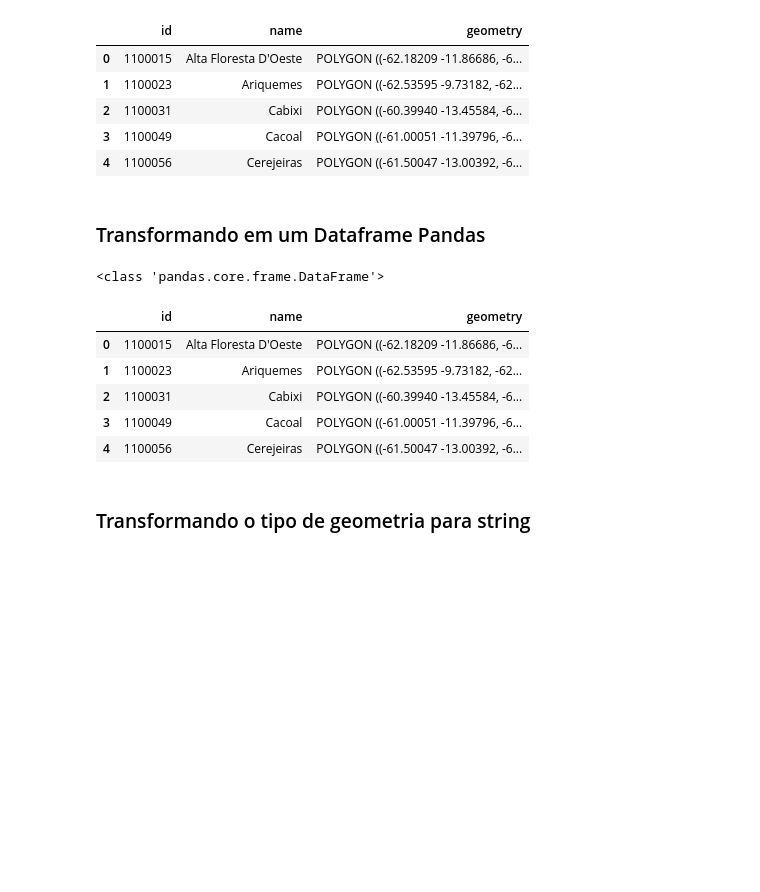
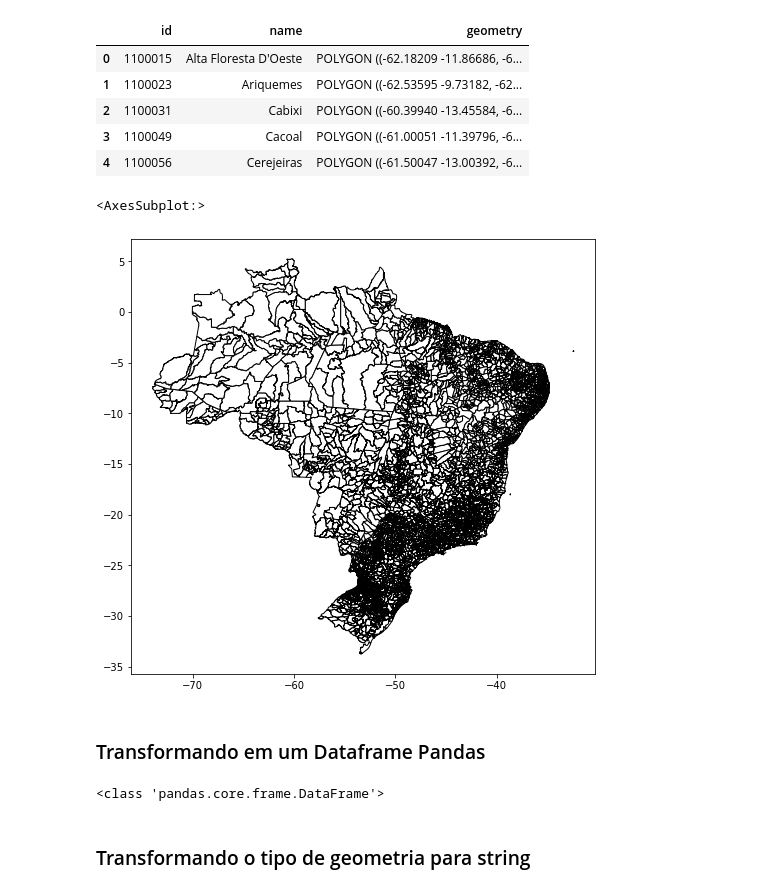
Before and after one commit to biancarvalho/banco-de-dados, a Jupyter notebook: A2/a2.ipynb, the cells around one changed output. Saved outputs shown, nothing was run; the diff lists cells and outputs as text; code cells hidden in the pictures; blank space fills up the shorter version.

```diff
--- a/A2/a2.ipynb
+++ b/A2/a2.ipynb
@@ -22,20 +23,18 @@ br.head()
 | 2 | 1100031 | Cabixi | POLYGON ((-60.39940 -13.45584, -6... |
 | 3 | 1100049 | Cacoal | POLYGON ((-61.00051 -11.39796, -6... |
 | 4 | 1100056 | Cerejeiras | POLYGON ((-61.50047 -13.00392, -6... |
+# %%
+br.plot(color='white', edgecolor='black', figsize=(15,8))
+# %% [output]
+<AxesSubplot:>
+[figure, added]
 # %% [markdown]
 ### Transformando em um Dataframe Pandas
 # %%
 br = pd.DataFrame(br)
 print(type(br))
-br.head()
 # %% [output]
 <class 'pandas.core.frame.DataFrame'>
-|  | id | name | geometry |
-| 0 | 1100015 | Alta Floresta D'Oeste | POLYGON ((-62.18209 -11.86686, -6... |
-| 1 | 1100023 | Ariquemes | POLYGON ((-62.53595 -9.73182, -62... |
-| 2 | 1100031 | Cabixi | POLYGON ((-60.39940 -13.45584, -6... |
-| 3 | 1100049 | Cacoal | POLYGON ((-61.00051 -11.39796, -6... |
-| 4 | 1100056 | Cerejeiras | POLYGON ((-61.50047 -13.00392, -6... |
 # %% [markdown]
 ### Transformando o tipo de geometria para string
 # %%
```
Also changed, not shown: parts of 7 cells of this notebook.
